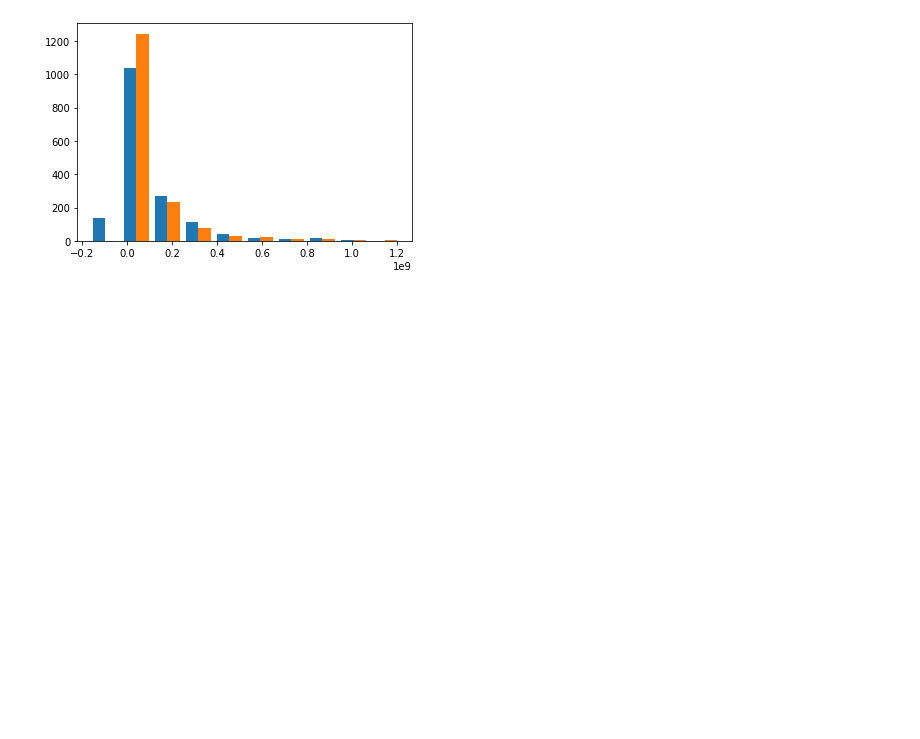
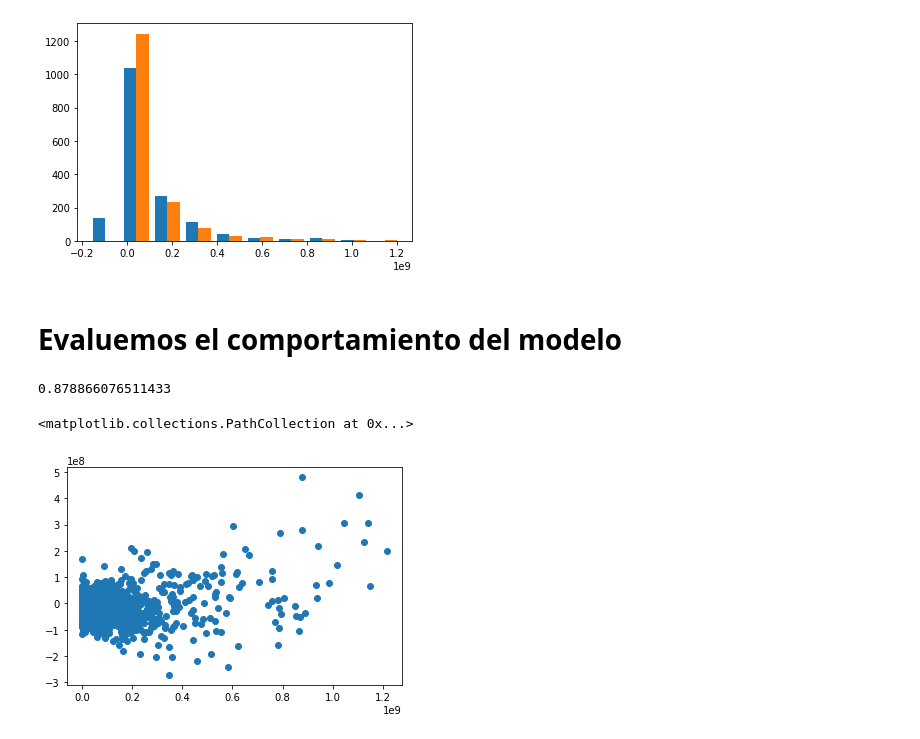
Before and after one commit to dlromero/Python, a Jupyter notebook: Numpy/sklearn.ipynb, the cells around one changed output. Drawn from its saved outputs; the diff is of its cells as text; code cells hidden in the pictures; blank space fills up the shorter version.

```diff
--- a/Numpy/sklearn.ipynb
+++ b/Numpy/sklearn.ipynb
@@ -64,3 +64,16 @@ import matplotlib.pyplot as plt
 plt.hist([predicted,y_test]);
 # %% [output]
 [figure]
+# %% [markdown]
+# Evaluemos el comportamiento del modelo
+# %%
+model.score(x_test,y_test)
+# %% [output]
+0.878866076511433
+# %%
+residual = y_test - predicted
+# %%
+plt.scatter(y_test,residual)
+# %% [output]
+<matplotlib.collections.PathCollection at 0x...>
+[figure, added]
```
Also changed, not shown: parts of 5 cells of this notebook.
